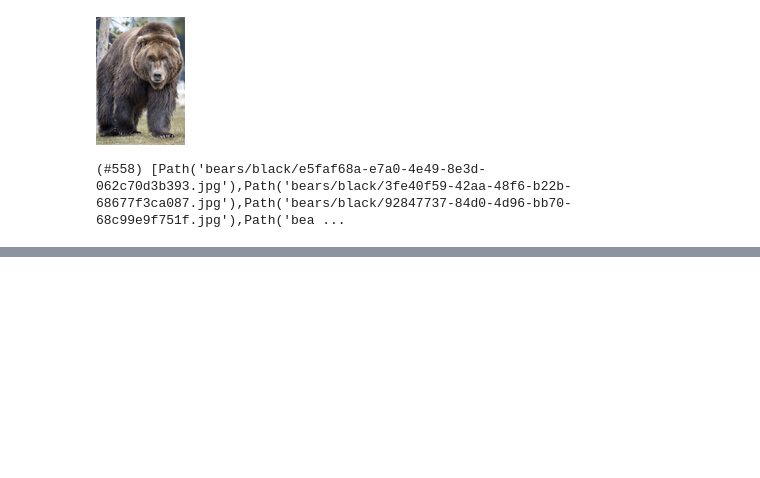
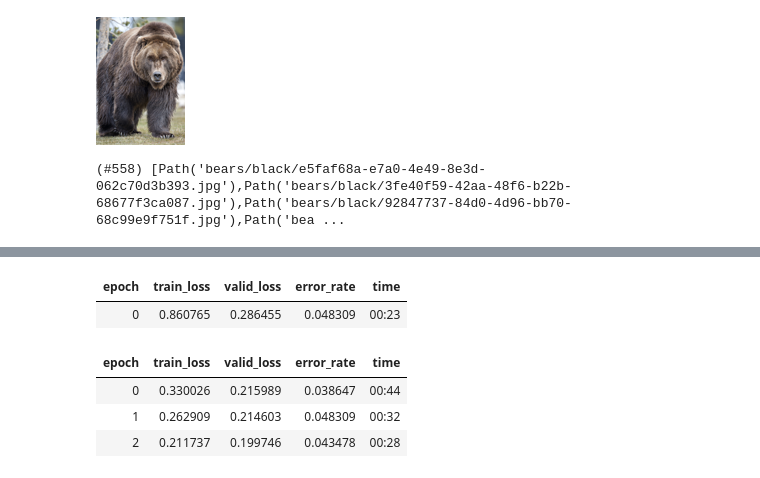
Before and after one commit to ved1beta/fast.ai, a Jupyter notebook: cleaning_data.ipynb, the cells around one changed output, grey strips where cells are left out. Saved outputs shown, nothing was run; the diff lists cells and outputs as text; code cells hidden in the pictures; blank space fills up the shorter version.

```diff
--- a/cleaning_data.ipynb
+++ b/cleaning_data.ipynb
@@ -59,0 +65,10 @@ dls.show_batch(max_n=20)
+# %%
+learn = vision_learner(dls, resnet18, metrics= error_rate)
+learn.fine_tune(3)
+# %% [output]
+| epoch | train_loss | valid_loss | error_rate | time |
+| 0 | 0.860765 | 0.286455 | 0.048309 | 00:23 |
+| epoch | train_loss | valid_loss | error_rate | time |
+| 0 | 0.330026 | 0.215989 | 0.038647 | 00:44 |
+| 1 | 0.262909 | 0.214603 | 0.048309 | 00:32 |
+| 2 | 0.211737 | 0.199746 | 0.043478 | 00:28 |
```
Also changed, not shown: parts of 7 cells of this notebook, 1 other file.
